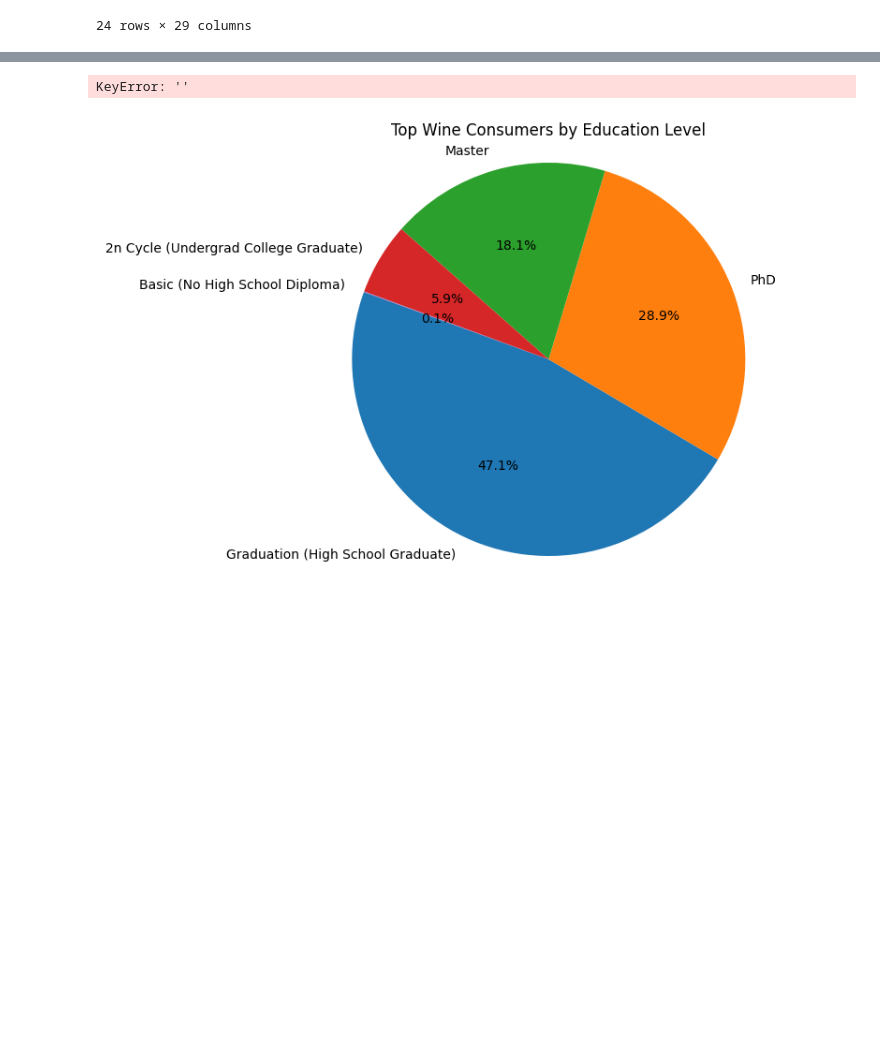
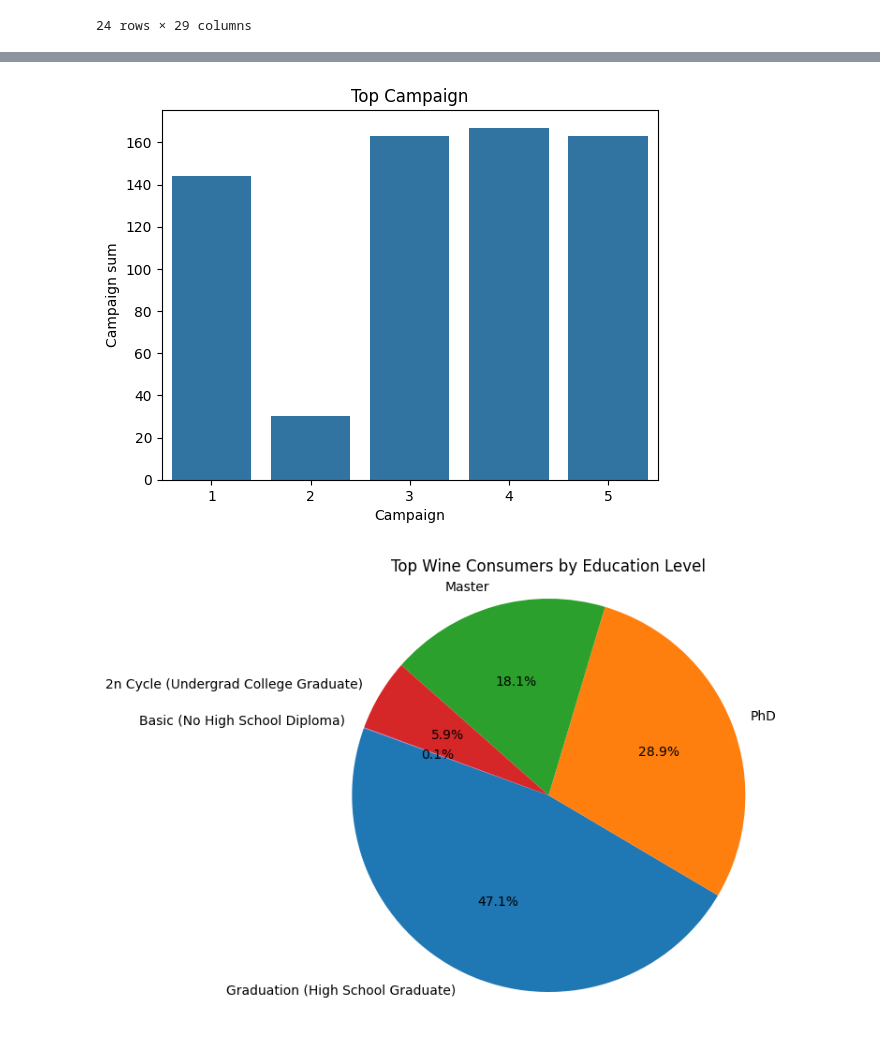
Before and after one commit to yh-2025/async-final-project-teal-Yuki, a Jupyter notebook: final_project_example.ipynb, the cells around one changed output, grey strips where cells are left out. Cells and saved outputs as stored; diff of their text form; code cells hidden in the pictures; blank space fills up the shorter version.

```diff
--- a/final_project_example.ipynb
+++ b/final_project_example.ipynb
@@ -93,17 +86,17 @@ Name: haskids, dtype: int64
 # %%
 #Question 2 Which campaign out of the 5 did the most people purchase from?
 
+campaig_col = ["AcceptedCmp1","AcceptedCmp2","AcceptedCmp3","AcceptedCmp4", "AcceptedCmp5"]
+campaig_sum = (marketing_df[campaig_col].sum())
 
-
-campaign_comp = marketing_df.groupby('')[""].max()
-sns.barplot(campaign_comp)
-plt.title("Top campaign")
-plt.xlabel("campaigns")
-plt.xticks(rotation=45)
-plt.ylabel("campaign sum")
+sns.barplot(campaig_sum)
+plt.title("Top Campaign")
+plt.xlabel("Campaign")
+plt.xticks([0,1,2,3,4], [1,2,3,4,5])
+plt.ylabel("Campaign sum")
 plt.show()
 # %% [output]
-KeyError: ''
+[figure, added]
 # %%
 ''' Question 3 Who buys the most wine based on education levels?
 
```
Also changed, not shown: parts of 5 cells of this notebook.
